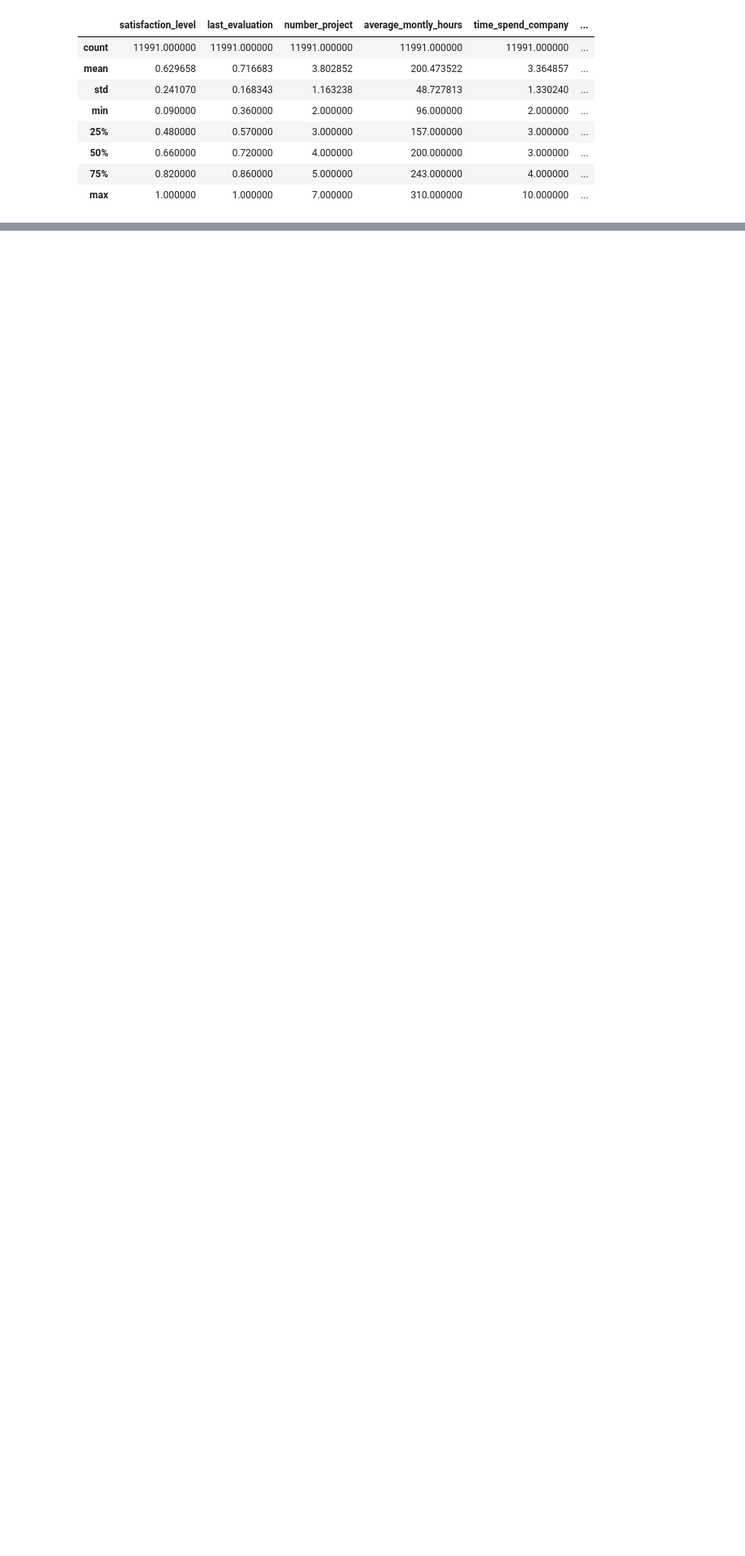
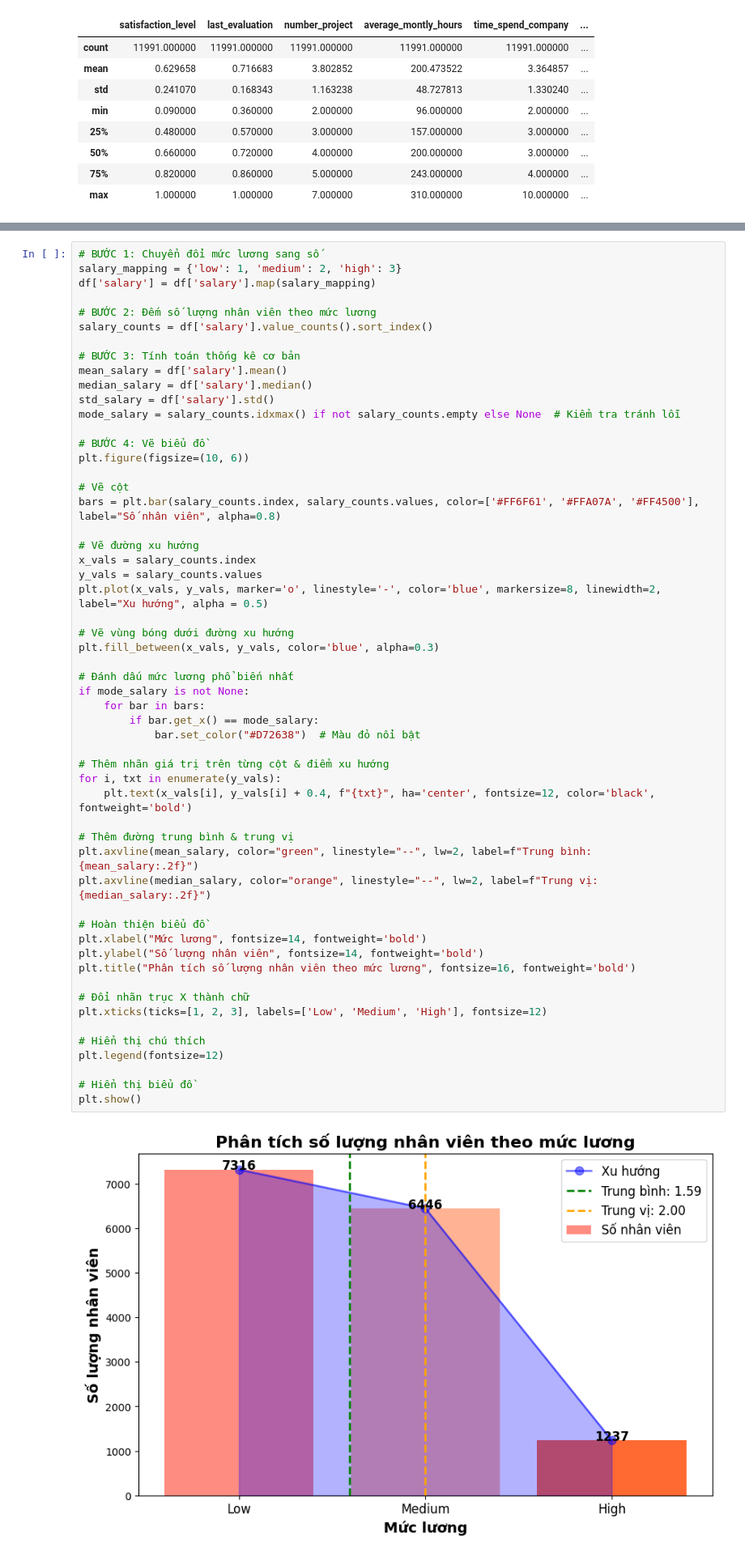
Before and after one commit to Cgaz275/PTDL, a Jupyter notebook: PTDL.ipynb, the cells around one changed output, grey strips where cells are left out. Shown at 81% size. Drawn from its saved outputs; the diff is of its cells as text; blank space fills up the shorter version.

```diff
--- a/PTDL.ipynb
+++ b/PTDL.ipynb
@@ -125,6 +125,63 @@ plt.title("Số lượng nhân viên theo mức lương", size = 15)
 plt.show()
 # %% [output]
 [figure]
+# %%
+# BƯỚC 1: Chuyển đổi mức lương sang số
+salary_mapping = {'low': 1, 'medium': 2, 'high': 3}
+df['salary'] = df['salary'].map(salary_mapping)
+
+# BƯỚC 2: Đếm số lượng nhân viên theo mức lương
+salary_counts = df['salary'].value_counts().sort_index()
+
+# BƯỚC 3: Tính toán thống kê cơ bản
+mean_salary = df['salary'].mean()
+median_salary = df['salary'].median()
+std_salary = df['salary'].std()
+mode_salary = salary_counts.idxmax() if not salary_counts.empty else None  # Kiểm tra tránh lỗi
+
+# BƯỚC 4: Vẽ biểu đồ
+plt.figure(figsize=(10, 6))
+
+# Vẽ cột
+bars = plt.bar(salary_counts.index, salary_counts.values, color=['#FF6F61', '#FFA07A', '#FF4500'], label="Số nhân viên", alpha=0.8)
+
+# Vẽ đường xu hướng
+x_vals = salary_counts.index
+y_vals = salary_counts.values
+plt.plot(x_vals, y_vals, marker='o', linestyle='-', color='blue', markersize=8, linewidth=2, label="Xu hướng", alpha = 0.5)
+
+# Vẽ vùng bóng dưới đường xu hướng
+plt.fill_between(x_vals, y_vals, color='blue', alpha=0.3)
+
+# Đánh dấu mức lương phổ biến nhất
+if mode_salary is not None:
+    for bar in bars:
+        if bar.get_x() == mode_salary:
+            bar.set_color("#D72638")  # Màu đỏ nổi bật
+
+# Thêm nhãn giá trị trên từng cột & điểm xu hướng
+for i, txt in enumerate(y_vals):
+    plt.text(x_vals[i], y_vals[i] + 0.4, f"{txt}", ha='center', fontsize=12, color='black', fontweight='bold')
+
+# Thêm đường trung bình & trung vị
+plt.axvline(mean_salary, color="green", linestyle="--", lw=2, label=f"Trung bình: {mean_salary:.2f}")
+plt.axvline(median_salary, color="orange", linestyle="--", lw=2, label=f"Trung vị: {median_salary:.2f}")
+
+# Hoàn thiện biểu đồ
+plt.xlabel("Mức lương", fontsize=14, fontweight='bold')
+plt.ylabel("Số lượng nhân viên", fontsize=14, fontweight='bold')
+plt.title("Phân tích số lượng nhân viên theo mức lương", fontsize=16, fontweight='bold')
+
+# Đổi nhãn trục X thành chữ
+plt.xticks(ticks=[1, 2, 3], labels=['Low', 'Medium', 'High'], fontsize=12)
+
+# Hiển thị chú thích
+plt.legend(fontsize=12)
+
+# Hiển thị biểu đồ
+plt.show()
+# %% [output]
+[figure, added]
 # %%
 # Tạo hai nhóm: Nhân viên đã nghỉ và chưa nghỉ
 df_left = df[df['left'] == 1]  # Nhân viên đã nghỉ việc
```
Also changed, not shown: parts of 4 cells of this notebook.
